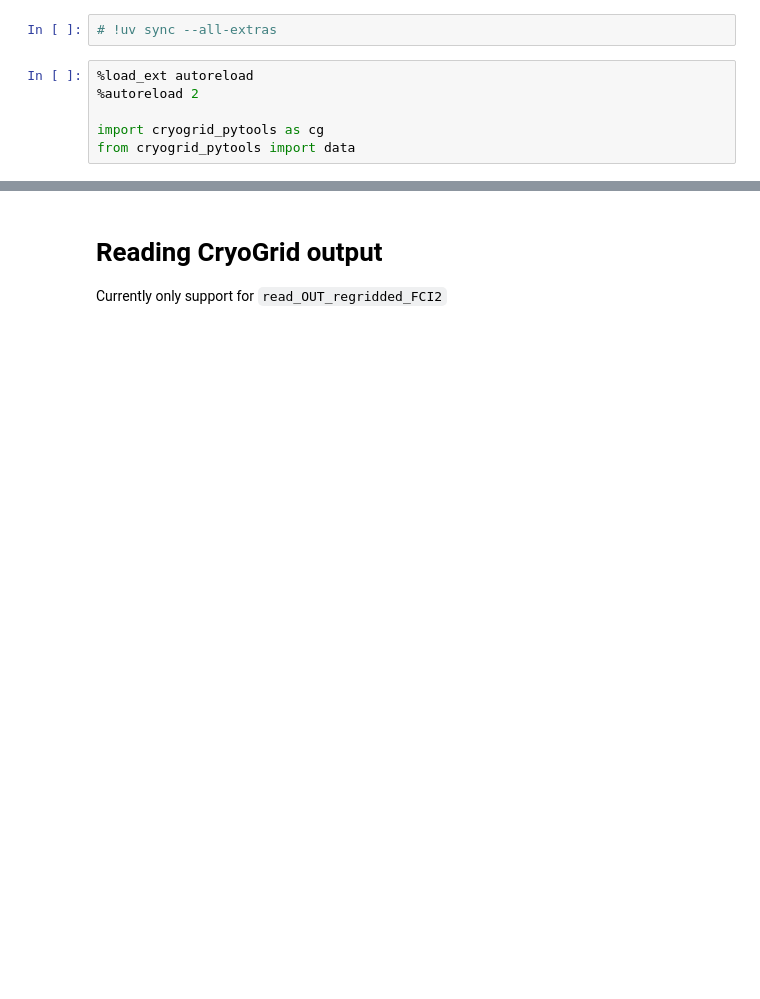
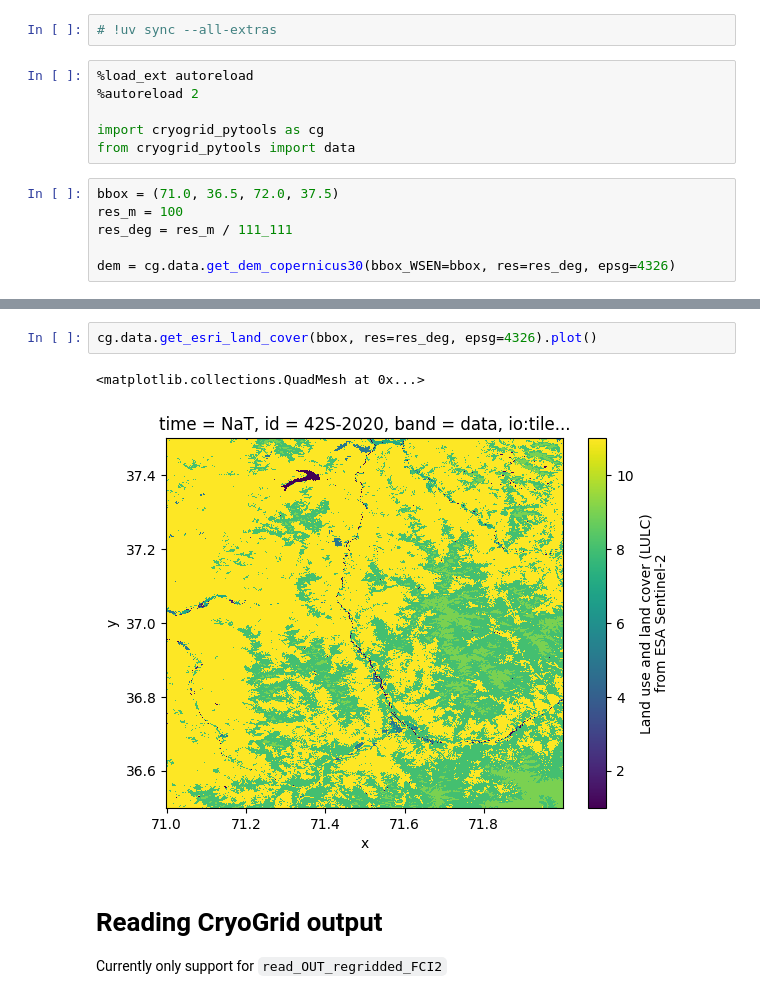
Before and after one commit to lukegre/CryoGrid-pyTools, a Jupyter notebook: demo.ipynb, the cells around one changed output, grey strips where cells are left out. Drawn from its saved outputs; the diff is of its cells as text; blank space fills up the shorter version.

```diff
--- a/demo.ipynb
+++ b/demo.ipynb
@@ -6,3 +6,9 @@
 
 import cryogrid_pytools as cg
 from cryogrid_pytools import data
+# %%
+bbox = (71.0, 36.5, 72.0, 37.5)
+res_m = 100
+res_deg = res_m / 111_111
+
+dem = cg.data.get_dem_copernicus30(bbox_WSEN=bbox, res=res_deg, epsg=4326)
@@ -9,3 +17,8 @@ from cryogrid_pytools import data
+# %%
+cg.data.get_esri_land_cover(bbox, res=res_deg, epsg=4326).plot()
+# %% [output]
+<matplotlib.collections.QuadMesh at 0x...>
+[figure, added]
 # %% [markdown]
 # Reading CryoGrid output
 
```
Also changed, not shown: parts of 7 cells of this notebook, 4 other files.
